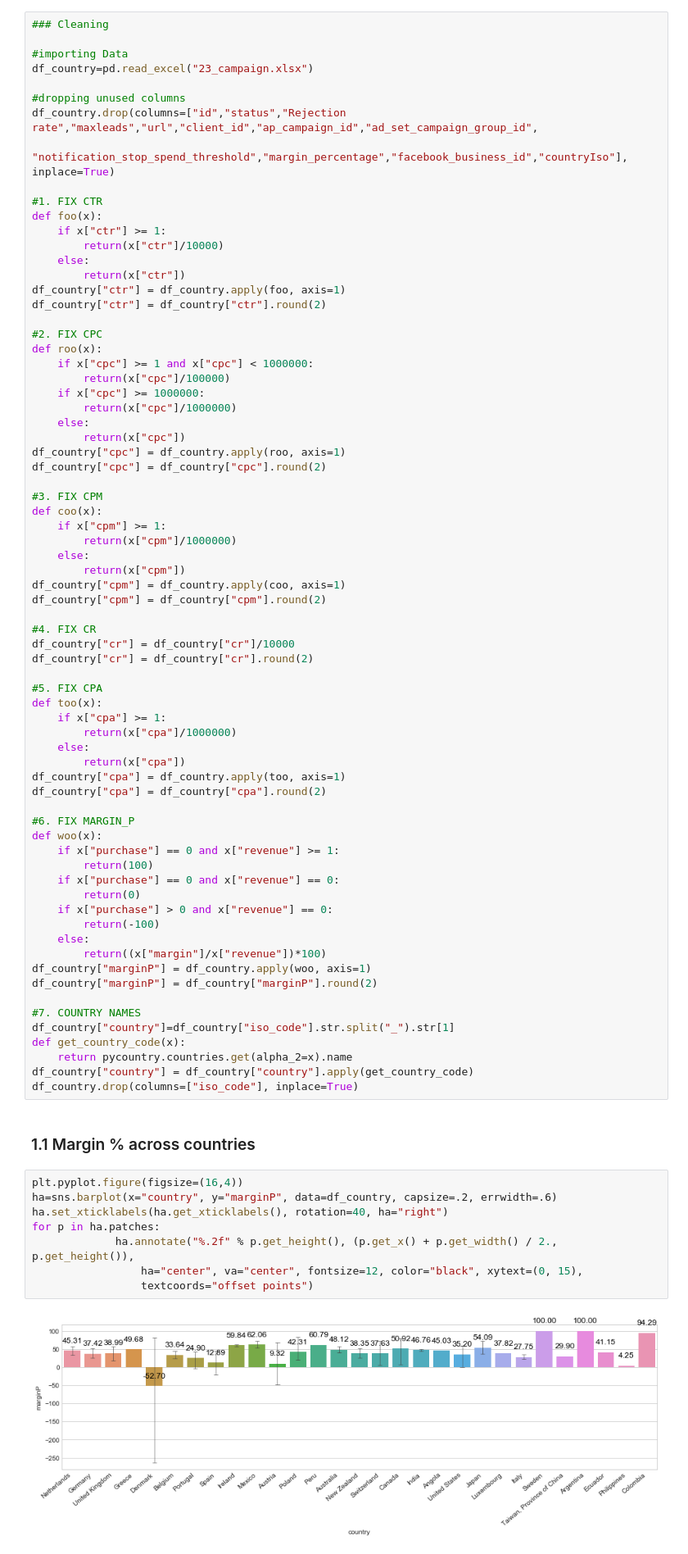
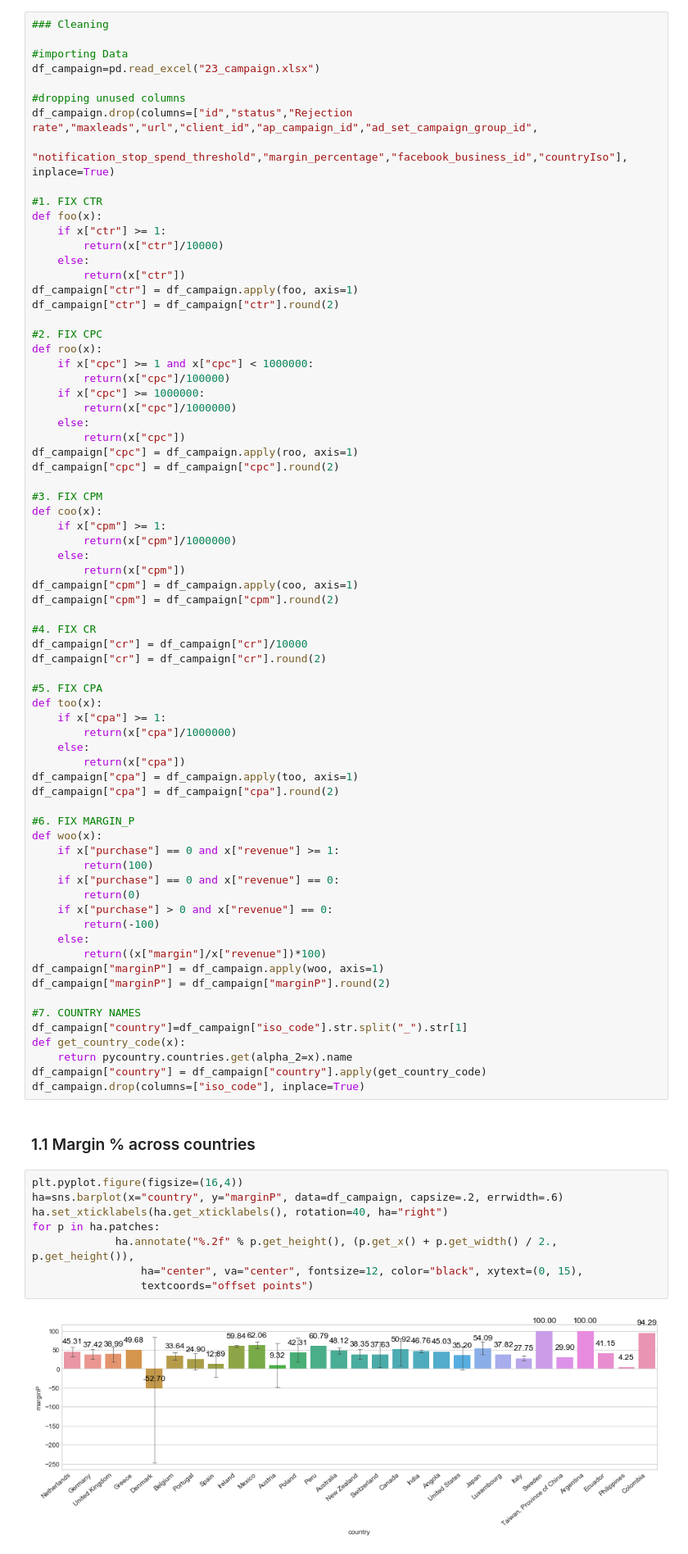
Before and after one commit to dirtyjackeen/GIT, a Jupyter notebook: 23_wt.ipynb, the cells around one changed output. Shown: that part at 82% size. Cells and saved outputs as stored; diff of their text form.

```diff
--- a/23_wt.ipynb
+++ b/23_wt.ipynb
@@ -25,10 +25,10 @@ pd.options.mode.chained_assignment = None
 ### Cleaning
 
 #importing Data
-df_country=pd.read_excel("23_campaign.xlsx")
+df_campaign=pd.read_excel("23_campaign.xlsx")
 
 #dropping unused columns
-df_country.drop(columns=["id","status","Rejection rate","maxleads","url","client_id","ap_campaign_id","ad_set_campaign_group_id",
+df_campaign.drop(columns=["id","status","Rejection rate","maxleads","url","client_id","ap_campaign_id","ad_set_campaign_group_id",
                         "notification_stop_spend_threshold","margin_percentage","facebook_business_id","countryIso"], inplace=True)
 
 #1. FIX CTR
@@ -37,8 +37,8 @@ def foo(x):
         return(x["ctr"]/10000)
     else:
         return(x["ctr"])
-df_country["ctr"] = df_country.apply(foo, axis=1)
-df_country["ctr"] = df_country["ctr"].round(2)
+df_campaign["ctr"] = df_campaign.apply(foo, axis=1)
+df_campaign["ctr"] = df_campaign["ctr"].round(2)
 
 #2. FIX CPC
 def roo(x):
@@ -48,8 +48,8 @@ def roo(x):
         return(x["cpc"]/1000000)
     else:
         return(x["cpc"])
-df_country["cpc"] = df_country.apply(roo, axis=1)
-df_country["cpc"] = df_country["cpc"].round(2)
+df_campaign["cpc"] = df_campaign.apply(roo, axis=1)
+df_campaign["cpc"] = df_campaign["cpc"].round(2)
 
 #3. FIX CPM
 def coo(x):
@@ -57,12 +57,12 @@ def coo(x):
         return(x["cpm"]/1000000)
     else:
         return(x["cpm"])
-df_country["cpm"] = df_country.apply(coo, axis=1)
-df_country["cpm"] = df_country["cpm"].round(2)
+df_campaign["cpm"] = df_campaign.apply(coo, axis=1)
+df_campaign["cpm"] = df_campaign["cpm"].round(2)
 
 #4. FIX CR
-df_country["cr"] = df_country["cr"]/10000
-df_country["cr"] = df_country["cr"].round(2)
+df_campaign["cr"] = df_campaign["cr"]/10000
+df_campaign["cr"] = df_campaign["cr"].round(2)
 
 #5. FIX CPA
 def too(x):
@@ -70,8 +70,8 @@ def too(x):
         return(x["cpa"]/1000000)
     else:
         return(x["cpa"])
-df_country["cpa"] = df_country.apply(too, axis=1)
-df_country["cpa"] = df_country["cpa"].round(2)
+df_campaign["cpa"] = df_campaign.apply(too, axis=1)
+df_campaign["cpa"] = df_campaign["cpa"].round(2)
 
 #6. FIX MARGIN_P
 def woo(x):
@@ -83,24 +83,24 @@ def woo(x):
         return(-100)
     else:
         return((x["margin"]/x["revenue"])*100)
-df_country["marginP"] = df_country.apply(woo, axis=1)
-df_country["marginP"] = df_country["marginP"].round(2)
+df_campaign["marginP"] = df_campaign.apply(woo, axis=1)
+df_campaign["marginP"] = df_campaign["marginP"].round(2)
 
 #7. COUNTRY NAMES
-df_country["country"]=df_country["iso_code"].str.split("_").str[1]
+df_campaign["country"]=df_campaign["iso_code"].str.split("_").str[1]
 def get_country_code(x):
     return pycountry.countries.get(alpha_2=x).name
-df_country["country"] = df_country["country"].apply(get_country_code)
-df_country.drop(columns=["iso_code"], inplace=True)
+df_campaign["country"] = df_campaign["country"].apply(get_country_code)
+df_campaign.drop(columns=["iso_code"], inplace=True)
 # %% [markdown]
 ### 1.1 Margin % across countries
 # %%
 plt.pyplot.figure(figsize=(16,4))
-ha=sns.barplot(x="country", y="marginP", data=df_country, capsize=.2, errwidth=.6)
+ha=sns.barplot(x="country", y="marginP", data=df_campaign, capsize=.2, errwidth=.6)
 ha.set_xticklabels(ha.get_xticklabels(), rotation=40, ha="right")
 for p in ha.patches:
              ha.annotate("%.2f" % p.get_height(), (p.get_x() + p.get_width() / 2., p.get_height()),
                  ha="center", va="center", fontsize=12, color="black", xytext=(0, 15),
                  textcoords="offset points")
 # %% [output]
-[figure, old version]
+[figure, new version]
```
Also changed, not shown: parts of 55 cells of this notebook.
